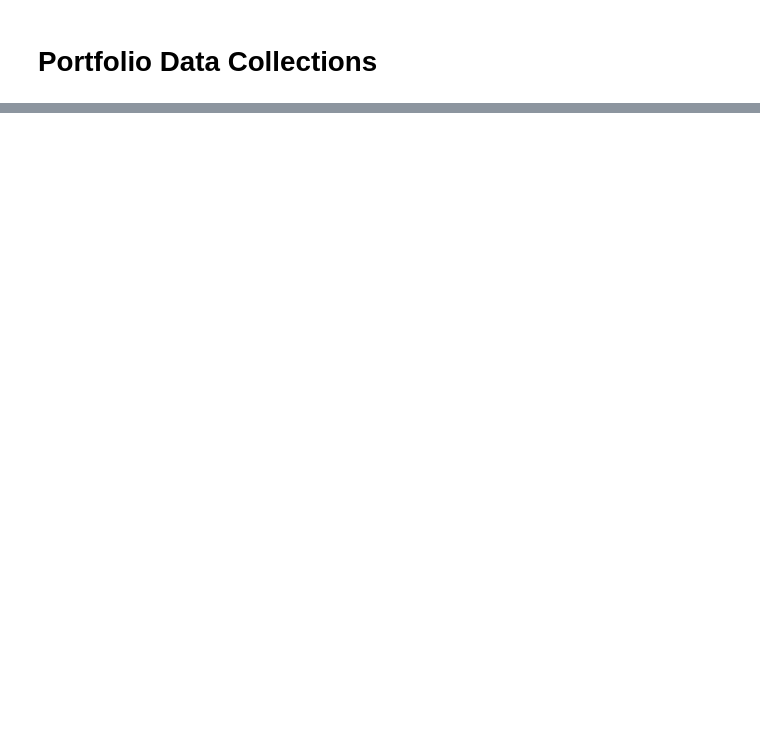
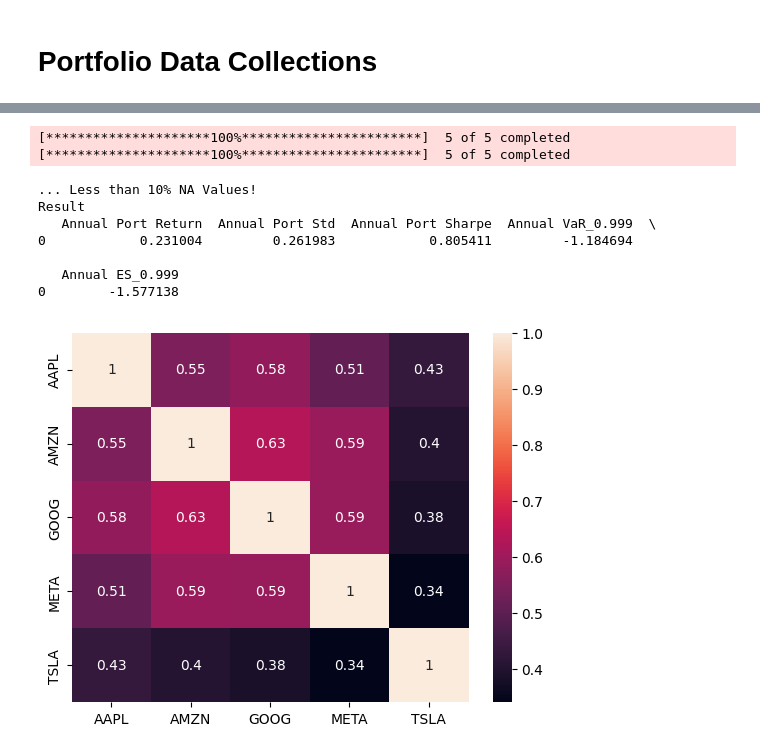
Before and after one commit to Mostafa-MMK/PortfolioRiskAnalytics, a Jupyter notebook: Portfolio_Risk_Analytics.ipynb, the cells around one changed output, grey strips where cells are left out. Saved outputs shown, nothing was run; the diff lists cells and outputs as text; code cells hidden in the pictures; blank space fills up the shorter version.

```diff
--- a/Portfolio_Risk_Analytics.ipynb
+++ b/Portfolio_Risk_Analytics.ipynb
@@ -155 +127,37 @@ Result
+# %%
+# Toy Examples
+risk_free_rate = 0.02
+n_trading_days = 252
+tickers = ['AAPL', 'AMZN', 'GOOG', 'META', 'TSLA']
+weights = [.20, .30, .80, .9, .9]
+port_type = ['EW', 'MC', 'RP', 'OO']
+confidence_level = 0.999
+
+annual_results , risk_breakdown, corr_mat, port_returns, daily_var, daily_es = portfolio_analytics(
+    tickers=tickers,
+    risk_free_rate=risk_free_rate,
+    start_date= '2015-01-01',
+    n_trading_days=n_trading_days,
+    confidence_level=confidence_level,
+    weights=weights,
+    port_type='MC')
+
+print('Result')
+print(annual_results)
+risk_breakdown.sort_values('% of Total Risk', ascending=False)
+
+import seaborn as sns
+sns.heatmap(corr_mat, annot=True)
+plt.show()
+# %% [output]
+[*********************100%***********************]  5 of 5 completed
+[*********************100%***********************]  5 of 5 completed
+... Less than 10% NA Values!
+Result
+   Annual Port Return  Annual Port Std  Annual Port Sharpe  Annual VaR_0.999  \
+0            0.231004         0.261983            0.805411         -1.184694
+
+   Annual ES_0.999
+0        -1.577138
+[figure, added]
 # %%
```
Also changed, not shown: parts of 4 cells of this notebook, 2 other files.
